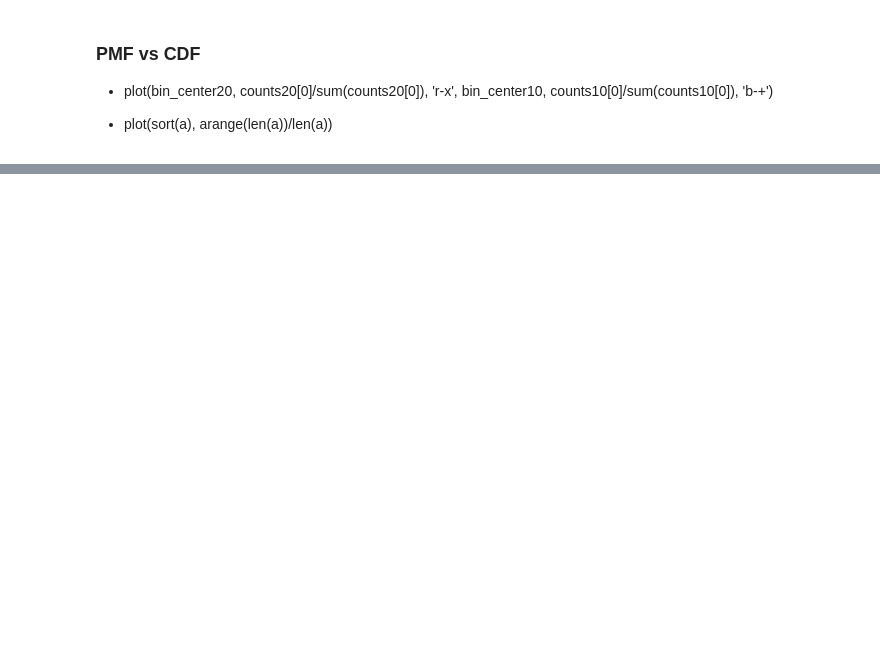
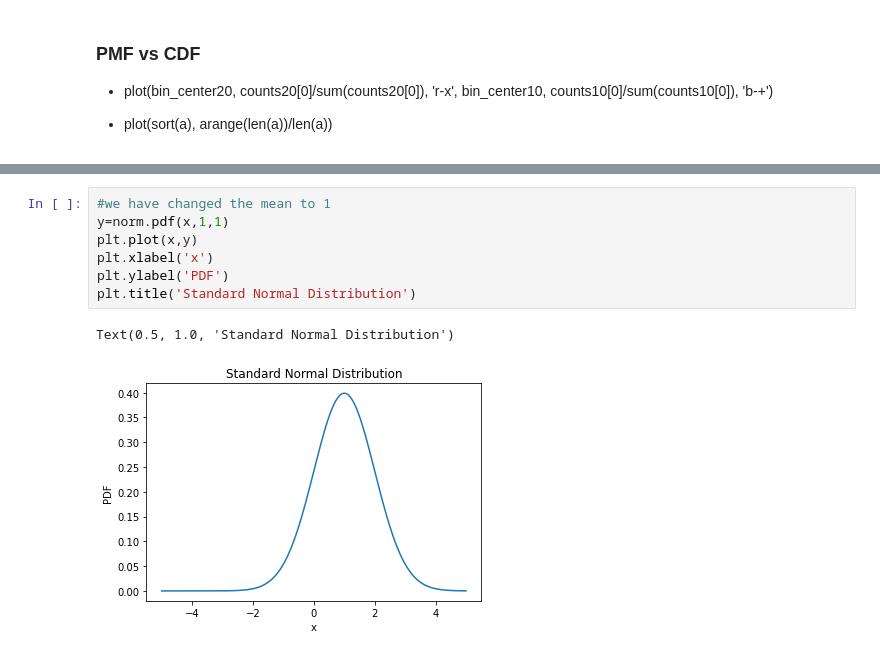
Before and after one commit to retrouvm/Code-Practice, a Jupyter notebook: Data_Science/lectures/lecture9.ipynb, the cells around one changed output, grey strips where cells are left out. Saved outputs shown, nothing was run; the diff lists cells and outputs as text; blank space fills up the shorter version.

```diff
--- a/Data_Science/lectures/lecture9.ipynb
+++ b/Data_Science/lectures/lecture9.ipynb
@@ -145,0 +182,10 @@ get a probability mass2, you have to integrate over x.
+# %%
+#we have changed the mean to 1
+y=norm.pdf(x,1,1)
+plt.plot(x,y)
+plt.xlabel('x')
+plt.ylabel('PDF')
+plt.title('Standard Normal Distribution')
+# %% [output]
+Text(0.5, 1.0, 'Standard Normal Distribution')
+[figure, added]
```
Also changed, not shown: parts of 7 cells of this notebook, 2 other files.
